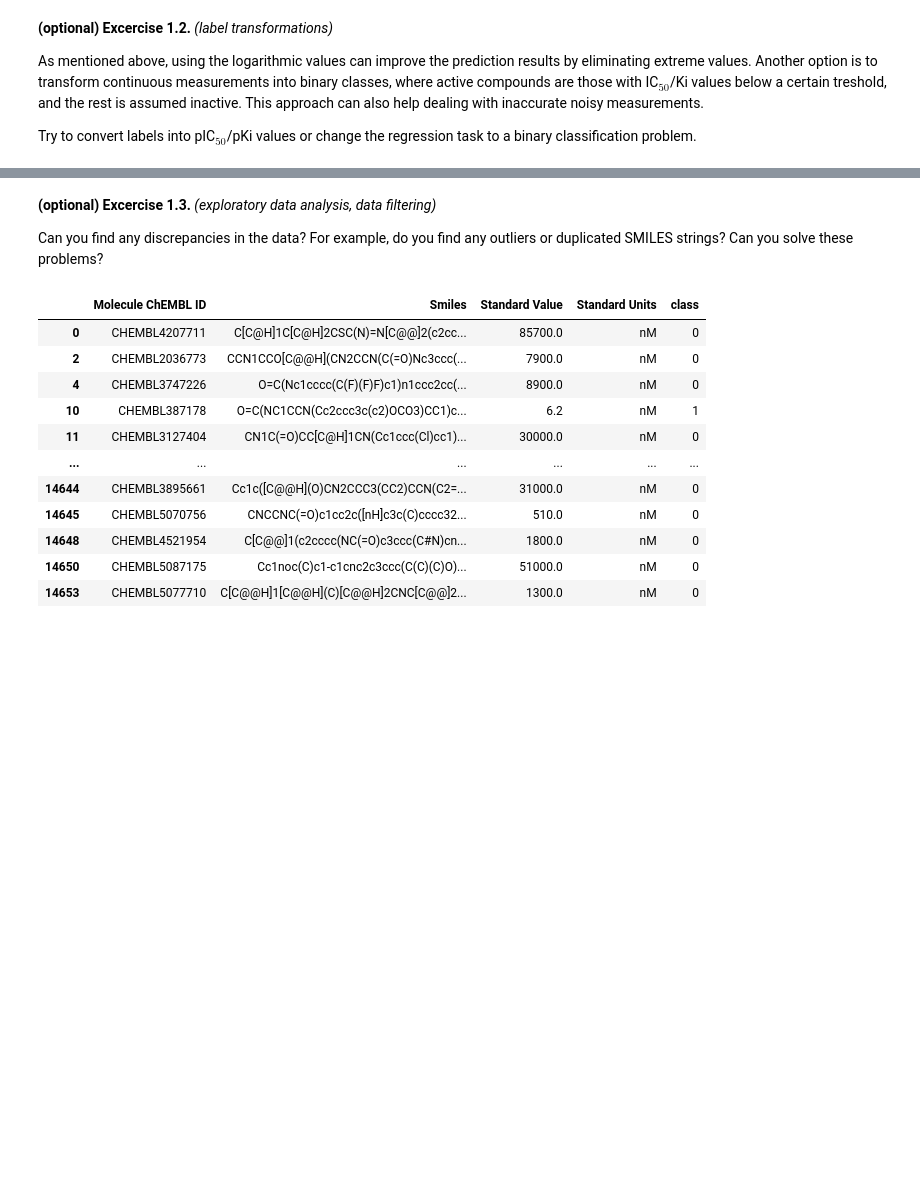
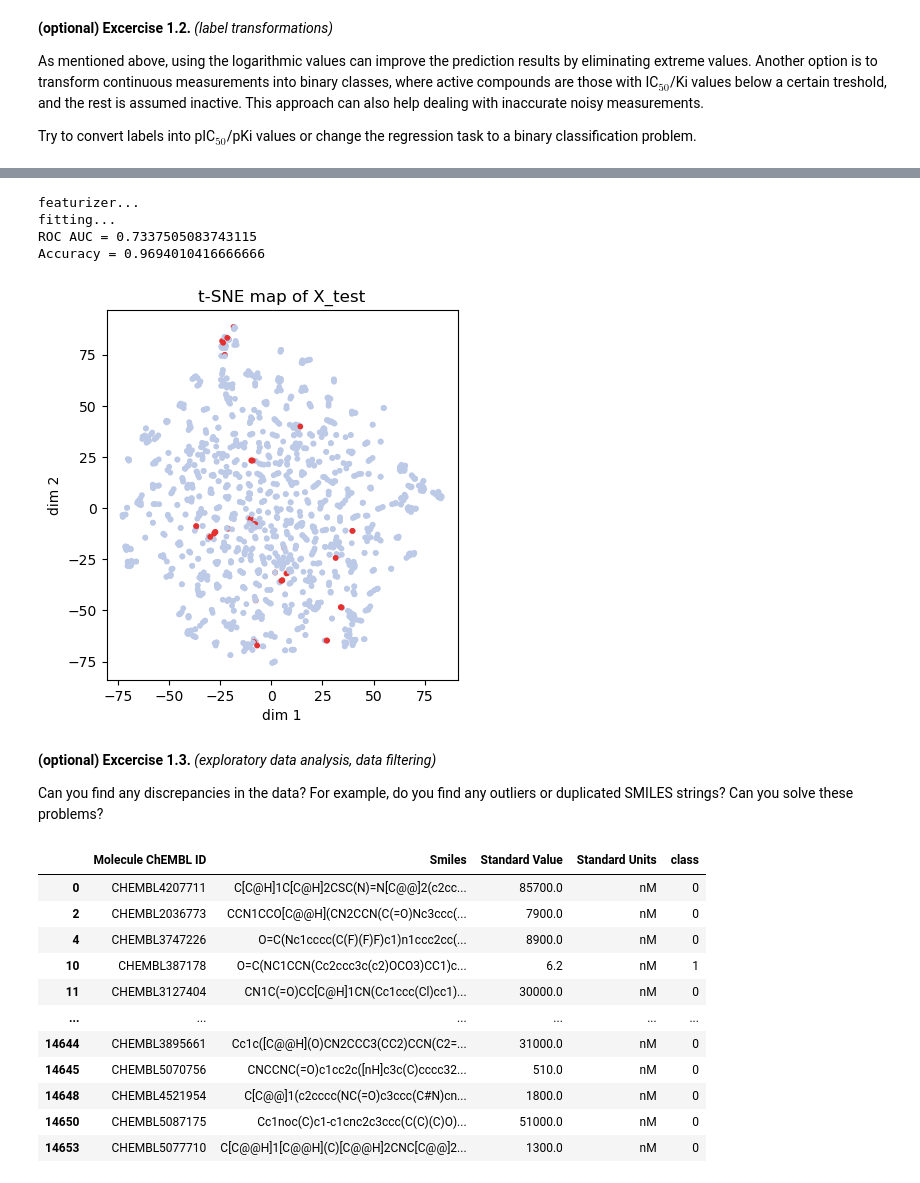
Before and after one commit to hubertrybka/mldd23, a Jupyter notebook: labs/L2-dataset-preparation/laboratory.ipynb, the cells around one changed output, grey strips where cells are left out. Drawn from its saved outputs; the diff is of its cells as text; code cells hidden in the pictures; blank space fills up the shorter version.

```diff
--- a/labs/L2-dataset-preparation/laboratory.ipynb
+++ b/labs/L2-dataset-preparation/laboratory.ipynb
@@ -327,34 +329,40 @@ from sklearn import metrics
 y_pred = svc.predict(X_test)
 y_pred = np.array(y_pred)
 ROC_AUC = metrics.roc_auc_score(y_test, y_pred)
 acc = metrics.accuracy_score(y_test, y_pred)
 print(f'ROC AUC = {ROC_AUC}')
 print(f'Accuracy = {acc}')
 
 colors = []
 for i in range (0,y_pred.size):
     if (y_pred[i] == 1):
         colors.append('#e53030')
     else:
         colors.append('#bccae7')
 
 def get_morgan(smiles):
     mol = Chem.MolFromSmiles(smiles)
     fingerprint = AllChem.GetMorganFingerprintAsBitVect(mol, radius=4)
     return np.array(fingerprint)
 
 from sklearn.manifold import TSNE
 
 df_test['fingerprint'] = [get_morgan(smiles) for smiles in df_test.Smiles]
-tsne = TSNE(metric='jaccard')
+tsne = TSNE(metric='jaccard', perplexity=10)
 components = tsne.fit_transform(np.stack(df_test.fingerprint))
 
 plt.scatter(components[:, 0], components[:, 1], s=10, c=colors)
 plt.gca().set_aspect('equal')
 plt.title('t-SNE map of X_test')
 plt.xlabel('dim 1')
 plt.ylabel('dim 2')
 plt.show()
+# %% [output]
+featurizer...
+fitting...
+ROC AUC = 0.7337505083743115
+Accuracy = 0.9694010416666666
+[figure, added]
 # %% [markdown]
 **(optional) Excercise 1.3.** *(exploratory data analysis, data filtering)*
 
```
Also changed, not shown: parts of 10 cells of this notebook, 2 other files.
